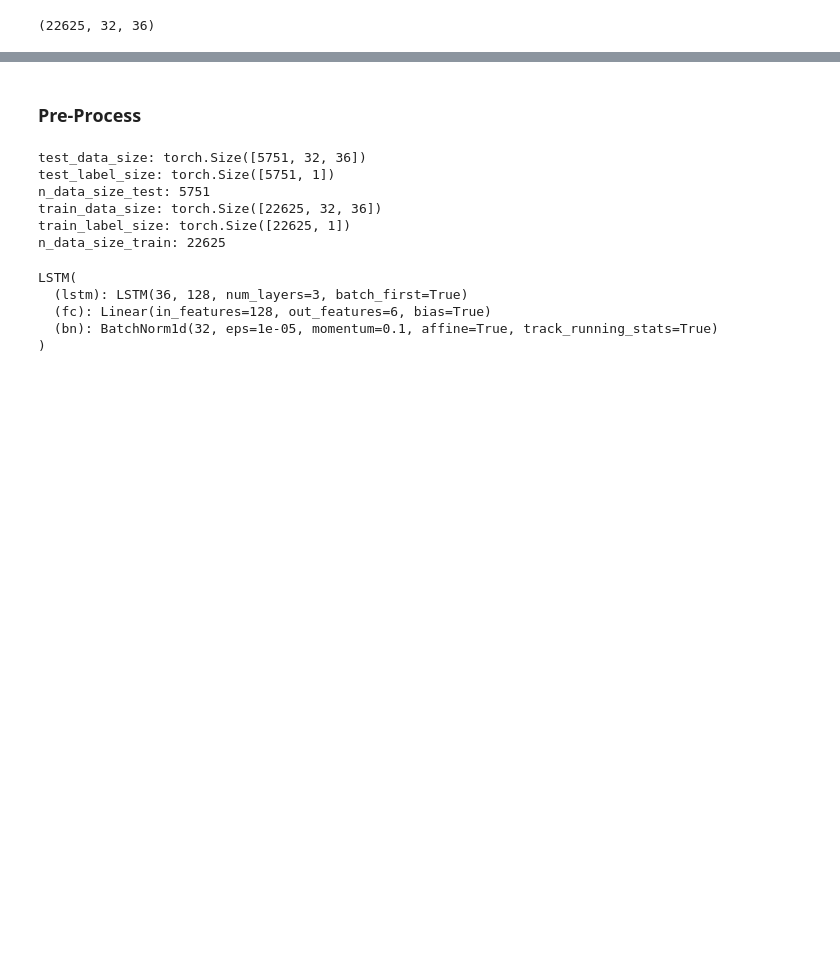
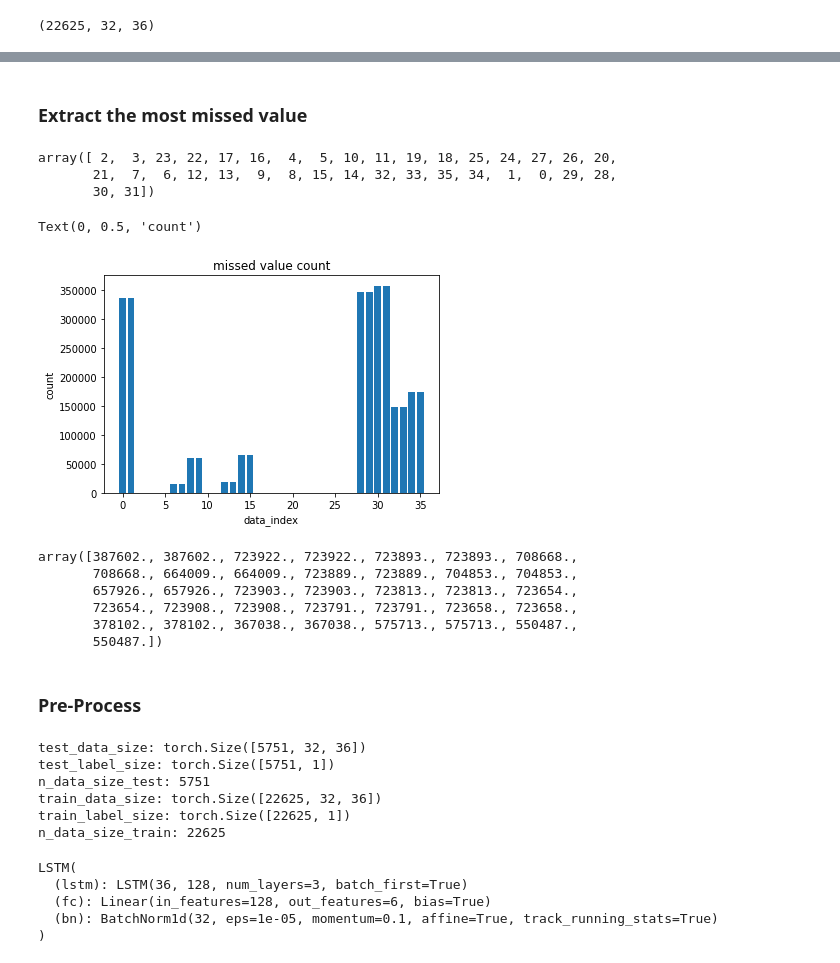
Before and after one commit to Lizzd/Openpose-Pose-classify, a Jupyter notebook: lstm.ipynb, the cells around one changed output, grey strips where cells are left out. Cells and saved outputs as stored; diff of their text form; code cells hidden in the pictures; blank space fills up the shorter version.

```diff
--- a/lstm.ipynb
+++ b/lstm.ipynb
@@ -84,2 +84,41 @@ tensor([0], dtype=torch.int32)
+# %% [markdown]
+### Extract the most missed value
+# %%
+sample_count , frames, dimension = X_train.shape
+# %%
+X_train_numpy = np.array(X_train)
+missedData = np.zeros(dimension)
+for j in range(dimension):
+  missedValue_count = 0
+  for i in range(sample_count):
+    cnt_array = np.where(X_train_numpy[i,:,j],0,1)
+    missedValue_count = np.sum(cnt_array) + missedValue_count
+  missedData[j] = missedValue_count
+# %%
+missed_value_index = np.argsort(missedData)
+missed_value_index
+# %% [output]
+array([ 2,  3, 23, 22, 17, 16,  4,  5, 10, 11, 19, 18, 25, 24, 27, 26, 20,
+       21,  7,  6, 12, 13,  9,  8, 15, 14, 32, 33, 35, 34,  1,  0, 29, 28,
+       30, 31])
+# %%
+numBins = np.arange(0,36,1)
+plt.title('missed value count')
+plt.bar(numBins, missedData, width=0.8)
+plt.xlabel('data_index')
+plt.ylabel('count')
+# %% [output]
+Text(0, 0.5, 'count')
+[figure, added]
+# %%
+value_count = sample_count *  frames - missedData
+value_count
+# %% [output]
+array([387602., 387602., 723922., 723922., 723893., 723893., 708668.,
+       708668., 664009., 664009., 723889., 723889., 704853., 704853.,
+       657926., 657926., 723903., 723903., 723813., 723813., 723654.,
+       723654., 723908., 723908., 723791., 723791., 723658., 723658.,
+       378102., 378102., 367038., 367038., 575713., 575713., 550487.,
+       550487.])
 # %% [markdown]
 ### Pre-Process
```
Also changed, not shown: parts of 23 cells of this notebook.
